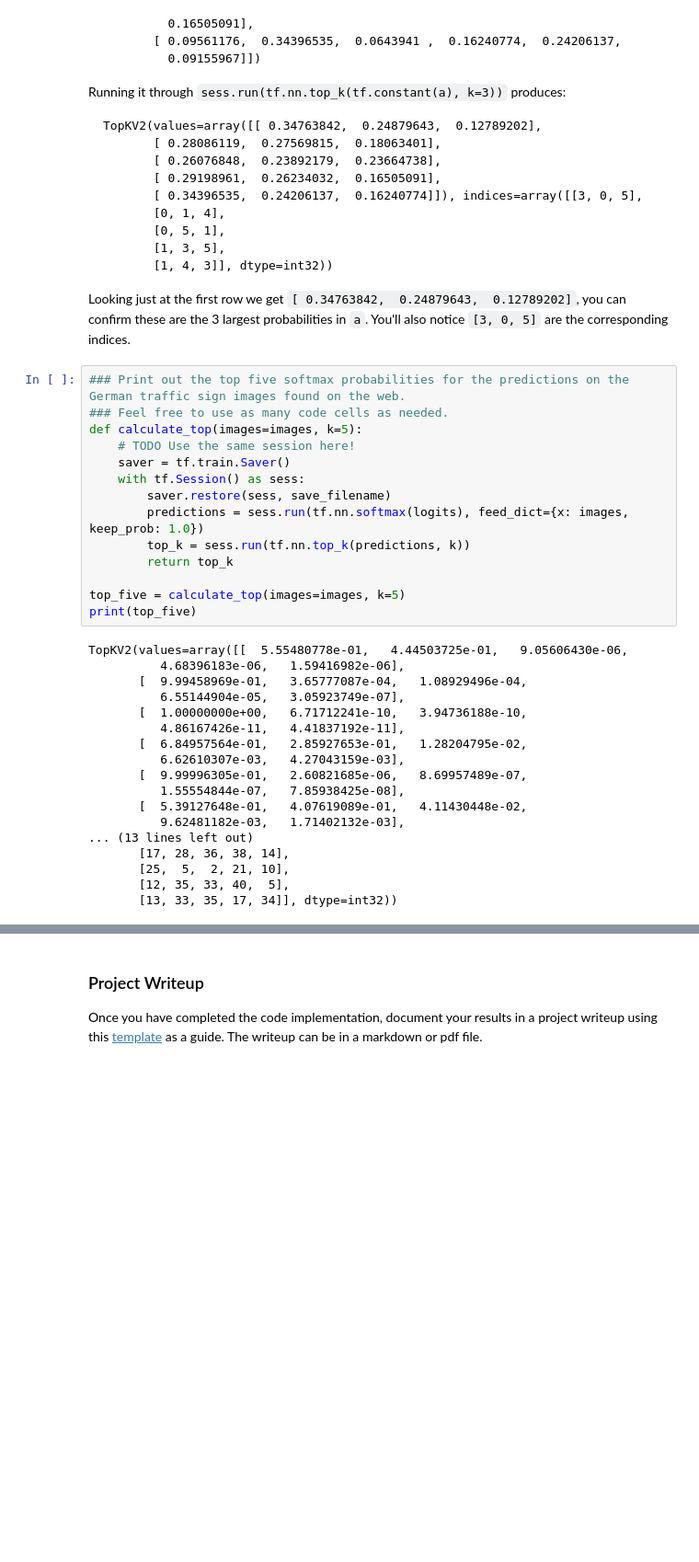
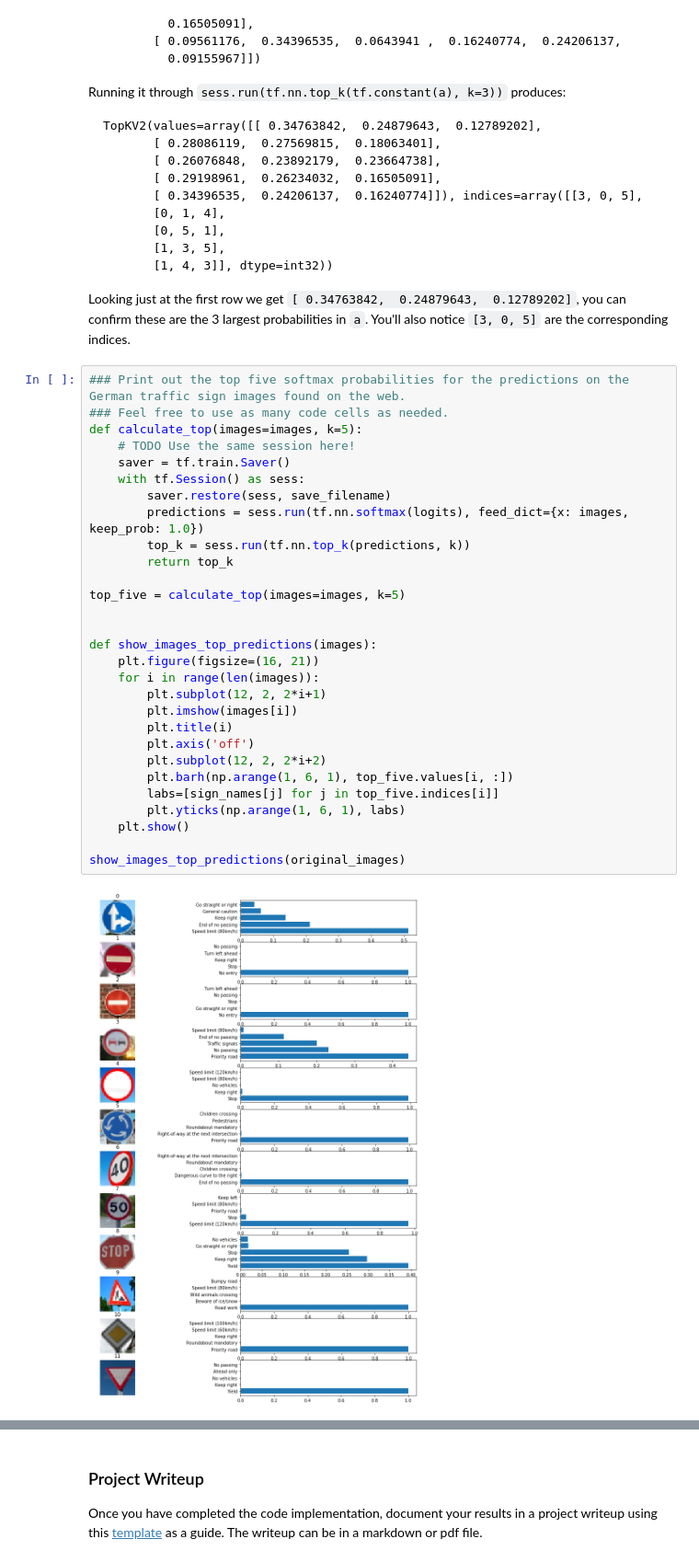
Before and after one commit to mccorby/Course-SDC, a Jupyter notebook: Term1/CarND-Traffic-Sign-Classifier-Project/Traffic_Sign_Classifier.ipynb, the cells around one changed output, grey strips where cells are left out. Shown at 92% size. Cells and saved outputs as stored; diff of their text form; blank space fills up the shorter version.

```diff
--- a/Term1/CarND-Traffic-Sign-Classifier-Project/Traffic_Sign_Classifier.ipynb
+++ b/Term1/CarND-Traffic-Sign-Classifier-Project/Traffic_Sign_Classifier.ipynb
@@ -660,32 +710,31 @@ Looking just at the first row we get `[ 0.34763842,  0.24879643,  0.12789202]`,
 # %%
 ### Print out the top five softmax probabilities for the predictions on the German traffic sign images found on the web.
 ### Feel free to use as many code cells as needed.
 def calculate_top(images=images, k=5):
     # TODO Use the same session here!
     saver = tf.train.Saver()
     with tf.Session() as sess:
         saver.restore(sess, save_filename)
         predictions = sess.run(tf.nn.softmax(logits), feed_dict={x: images, keep_prob: 1.0})
         top_k = sess.run(tf.nn.top_k(predictions, k))
         return top_k
 
 top_five = calculate_top(images=images, k=5)
-print(top_five)
+
+
+def show_images_top_predictions(images):
+    plt.figure(figsize=(16, 21))
+    for i in range(len(images)):
+        plt.subplot(12, 2, 2*i+1)
+        plt.imshow(images[i])
+        plt.title(i)
+        plt.axis('off')
+        plt.subplot(12, 2, 2*i+2)
+        plt.barh(np.arange(1, 6, 1), top_five.values[i, :])
+        labs=[sign_names[j] for j in top_five.indices[i]]
+        plt.yticks(np.arange(1, 6, 1), labs)
+    plt.show()
+
+show_images_top_predictions(original_images)
 # %% [output]
-TopKV2(values=array([[  5.55480778e-01,   4.44503725e-01,   9.05606430e-06,
-          4.68396183e-06,   1.59416982e-06],
-       [  9.99458969e-01,   3.65777087e-04,   1.08929496e-04,
-          6.55144904e-05,   3.05923749e-07],
-       [  1.00000000e+00,   6.71712241e-10,   3.94736188e-10,
-          4.86167426e-11,   4.41837192e-11],
-       [  6.84957564e-01,   2.85927653e-01,   1.28204795e-02,
-          6.62610307e-03,   4.27043159e-03],
-       [  9.99996305e-01,   2.60821685e-06,   8.69957489e-07,
-          1.55554844e-07,   7.85938425e-08],
-       [  5.39127648e-01,   4.07619089e-01,   4.11430448e-02,
-          9.62481182e-03,   1.71402132e-03],
-... (13 lines left out)
-       [17, 28, 36, 38, 14],
-       [25,  5,  2, 21, 10],
-       [12, 35, 33, 40,  5],
-       [13, 33, 35, 17, 34]], dtype=int32))
+[figure, added]
```
Also changed, not shown: parts of 9 cells of this notebook, 20 other files.
